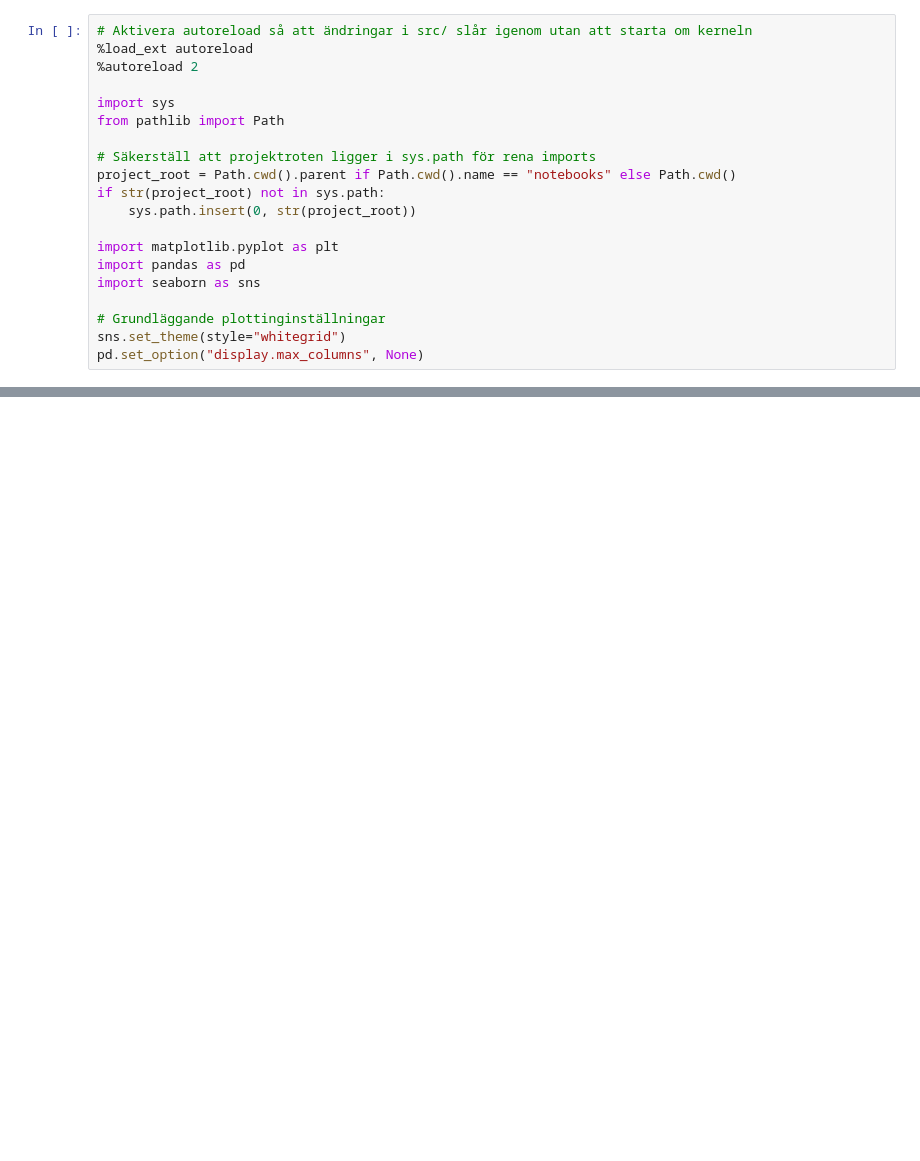
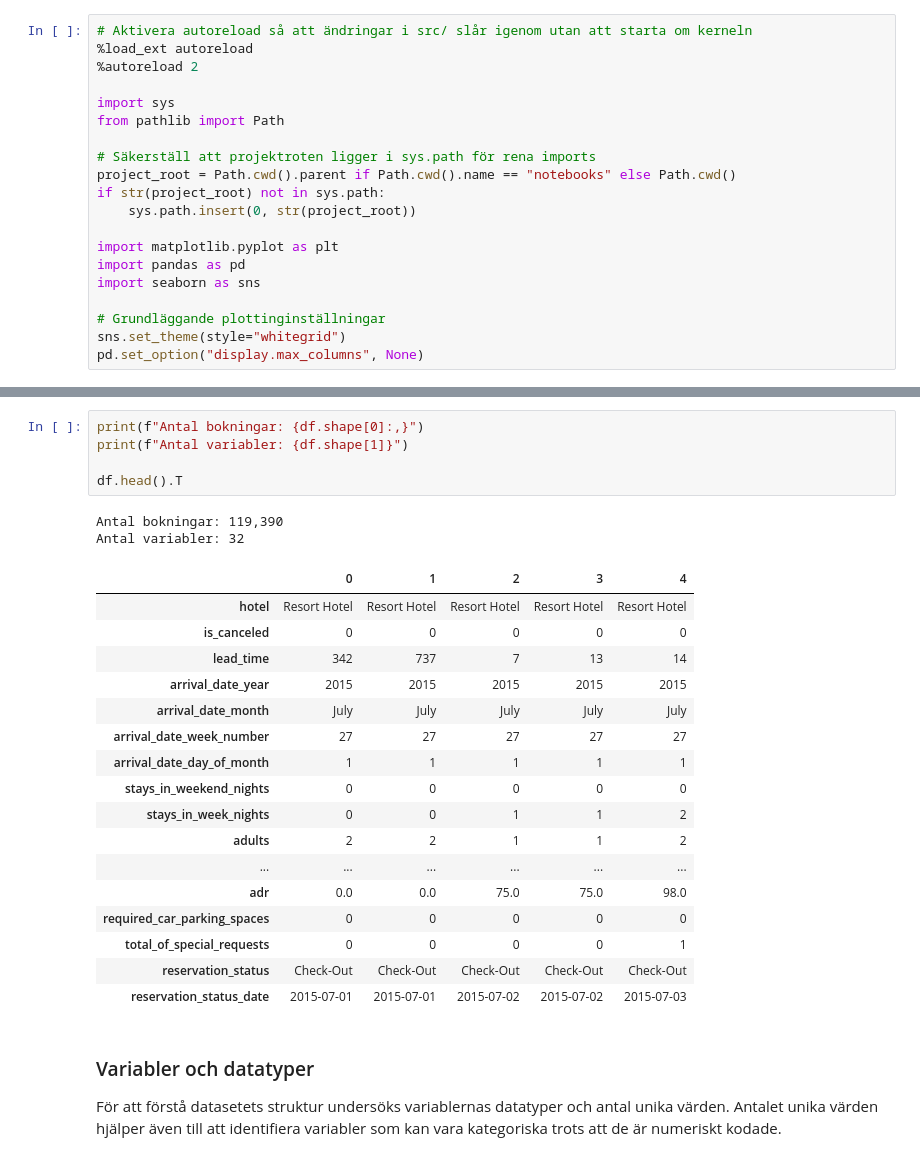
Before and after one commit to Shara-Hysen/data-science-group-project, a Jupyter notebook: notebooks/01_eda.ipynb, the cells around one changed output, grey strips where cells are left out. Drawn from its saved outputs; the diff is of its cells as text; blank space fills up the shorter version.

```diff
--- a/notebooks/01_eda.ipynb
+++ b/notebooks/01_eda.ipynb
@@ -40,0 +76,29 @@ df.head()
+# %%
+print(f"Antal bokningar: {df.shape[0]:,}")
+print(f"Antal variabler: {df.shape[1]}")
+
+df.head().T
+# %% [output]
+Antal bokningar: 119,390
+Antal variabler: 32
+|  | 0 | 1 | 2 | 3 | 4 |
+| hotel | Resort Hotel | Resort Hotel | Resort Hotel | Resort Hotel | Resort Hotel |
+| is_canceled | 0 | 0 | 0 | 0 | 0 |
+| lead_time | 342 | 737 | 7 | 13 | 14 |
+| arrival_date_year | 2015 | 2015 | 2015 | 2015 | 2015 |
+| arrival_date_month | July | July | July | July | July |
+| arrival_date_week_number | 27 | 27 | 27 | 27 | 27 |
+| arrival_date_day_of_month | 1 | 1 | 1 | 1 | 1 |
+| stays_in_weekend_nights | 0 | 0 | 0 | 0 | 0 |
+| stays_in_week_nights | 0 | 0 | 1 | 1 | 2 |
+| adults | 2 | 2 | 1 | 1 | 2 |
+| ... | ... | ... | ... | ... | ... |
+| adr | 0.0 | 0.0 | 75.0 | 75.0 | 98.0 |
+| required_car_parking_spaces | 0 | 0 | 0 | 0 | 0 |
+| total_of_special_requests | 0 | 0 | 0 | 0 | 1 |
+| reservation_status | Check-Out | Check-Out | Check-Out | Check-Out | Check-Out |
+| reservation_status_date | 2015-07-01 | 2015-07-01 | 2015-07-02 | 2015-07-02 | 2015-07-03 |
+# %% [markdown]
+### Variabler och datatyper
+
+För att förstå datasetets struktur undersöks variablernas datatyper och antal unika värden. Antalet unika värden hjälper även till att identifiera variabler som kan vara kategoriska trots att de är numeriskt kodade.
```
Also changed, not shown: parts of 75 cells of this notebook.
